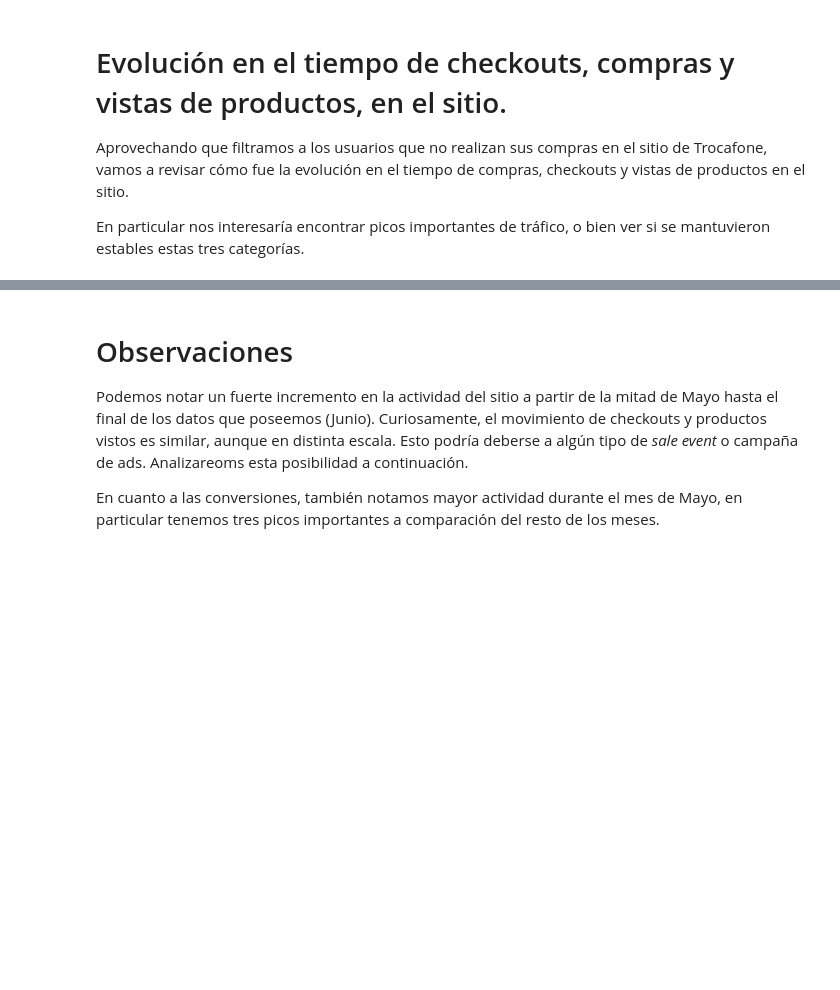
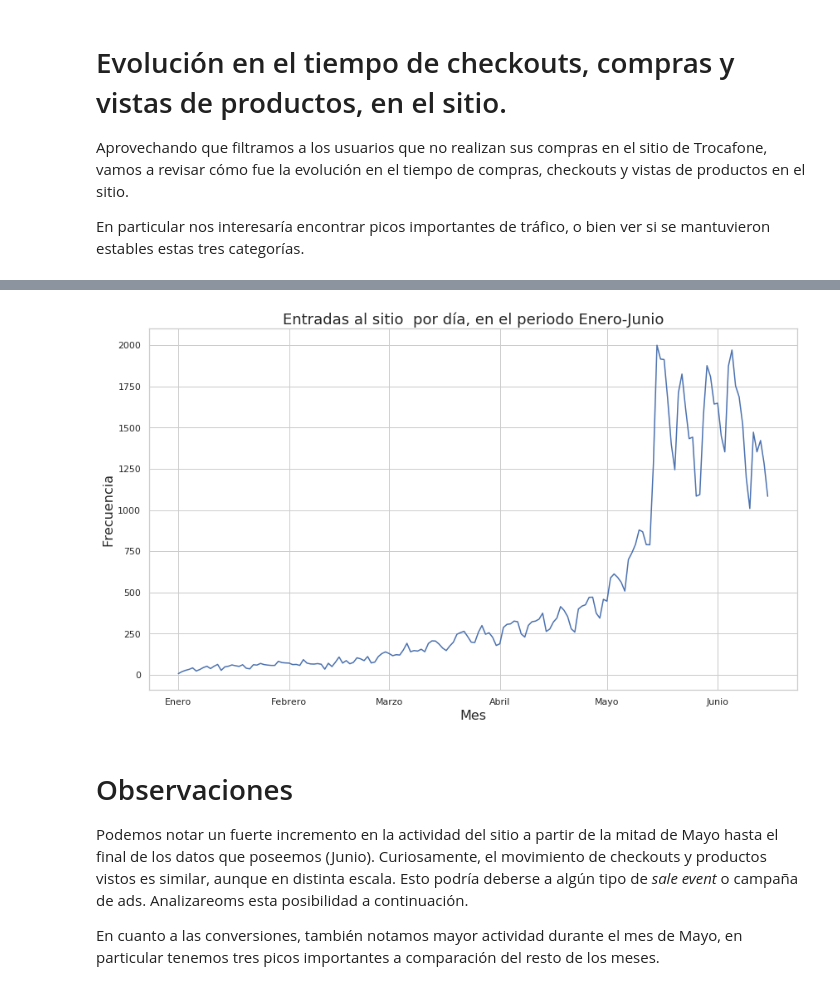
Before and after one commit to ndvazquez/7506-OrganizacionDeDatos, a Jupyter notebook: Conversiones en el sitio.ipynb, the cells around one changed output, grey strips where cells are left out. Saved outputs shown, nothing was run; the diff lists cells and outputs as text; code cells hidden in the pictures; blank space fills up the shorter version.

```diff
--- a/Conversiones en el sitio.ipynb
+++ b/Conversiones en el sitio.ipynb
@@ -136,9 +167,11 @@ plt.show()
 # %%
-ts_viewed_product = df_filtrado.loc[df_filtrado['event'] == 'search engine hit'].sort_values(by='timestamp')
+ts_viewed_product = df_filtrado.loc[df_filtrado['event'] == 'visited site'].sort_values(by='timestamp')
 ts_vc = ts_viewed_product['timestamp'].value_counts()
-plt.figure(figsize=(12,6))
+plt.figure(figsize=(14,8))
 g = graficar_lineplot('Entradas al sitio  por día, en el periodo Enero-Junio', ts_vc)
 plt.show()
+# %% [output]
+[figure, added]
 # %% [markdown]
 # Observaciones
 
```
Also changed, not shown: parts of 9 cells of this notebook.
